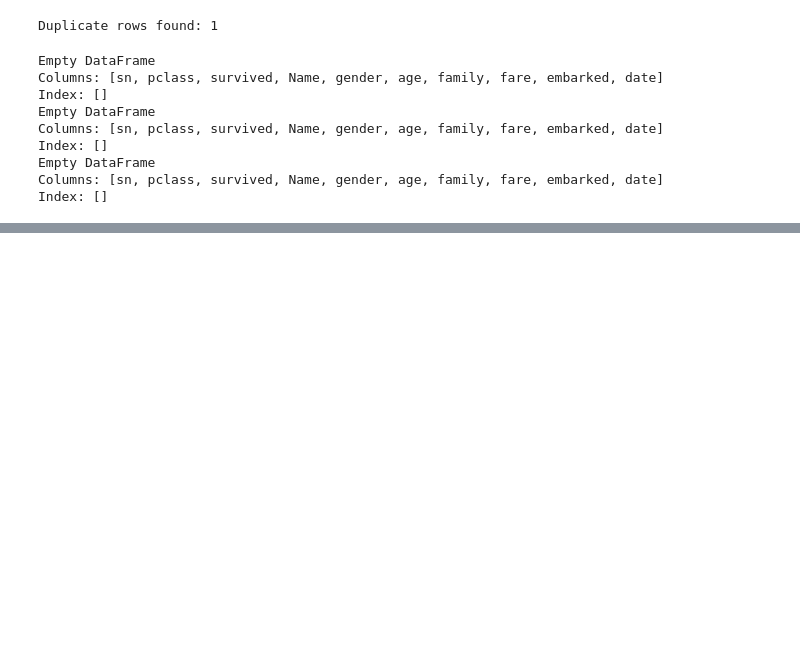
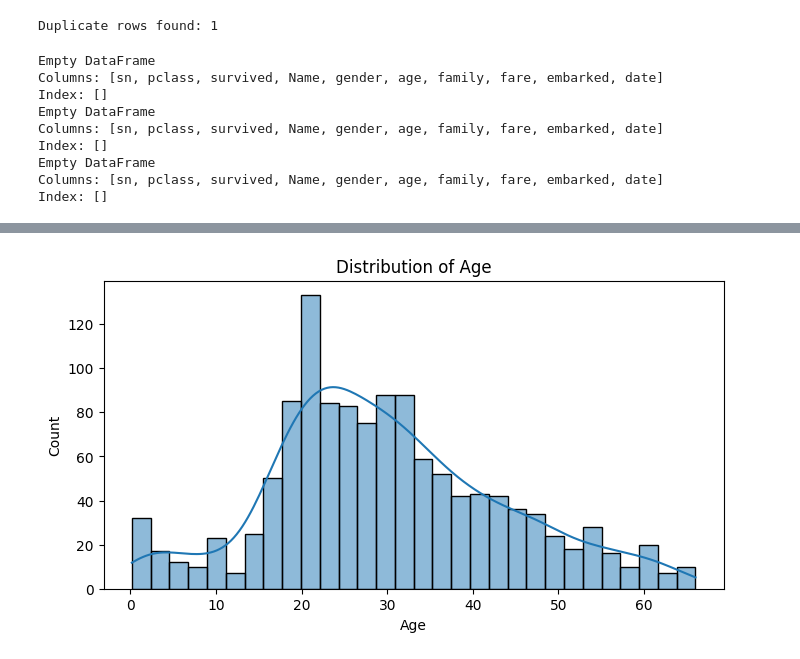
Before and after one commit to rutushah/Data-Driven-Insights-and-Predictive-Modeling, a Jupyter notebook: residency_deliverable1.ipynb, the cells around one changed output, grey strips where cells are left out. Drawn from its saved outputs; the diff is of its cells as text; code cells hidden in the pictures; blank space fills up the shorter version.

```diff
--- a/residency_deliverable1.ipynb
+++ b/residency_deliverable1.ipynb
@@ -147,0 +160,6 @@ df = df[(df['age'] >= lower) & (df['age'] <= upper)]
+# %%
+#detecting noisy fare
+fare_upper = df['fare'].quantile(0.99)
+df = df[df['fare'] <= fare_upper]
+
+print("Fare" , fare_upper)
@@ -147,0 +190,10 @@ df = df[(df['age'] >= lower) & (df['age'] <= upper)]
+# %%
+#Exploratory data analysis on age
+plt.figure(figsize=(8,4))
+sns.histplot(df['age'], bins=30, kde=True)
+plt.title("Distribution of Age")
+plt.xlabel("Age")
+plt.ylabel("Count")
+plt.show()
+# %% [output]
+[figure, added]
```
Also changed, not shown: parts of 6 cells of this notebook.
